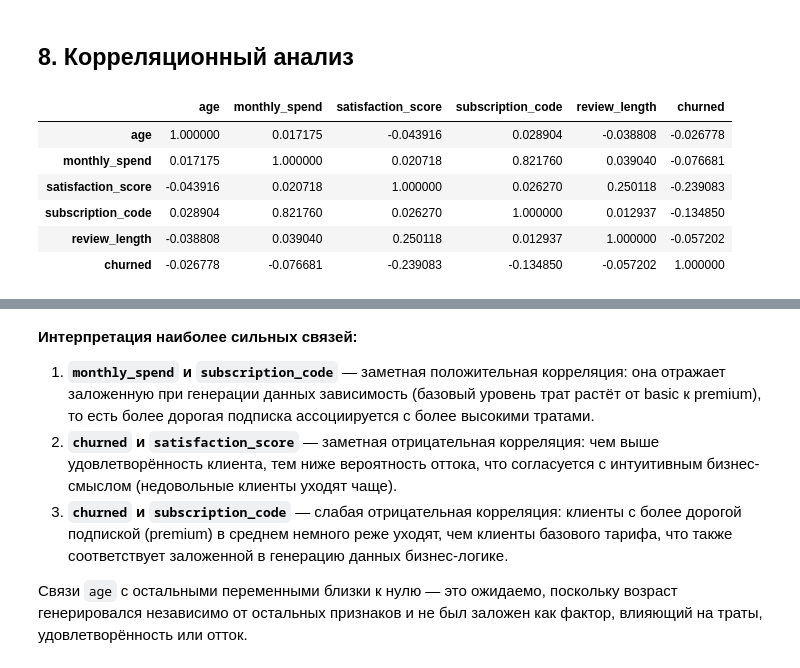
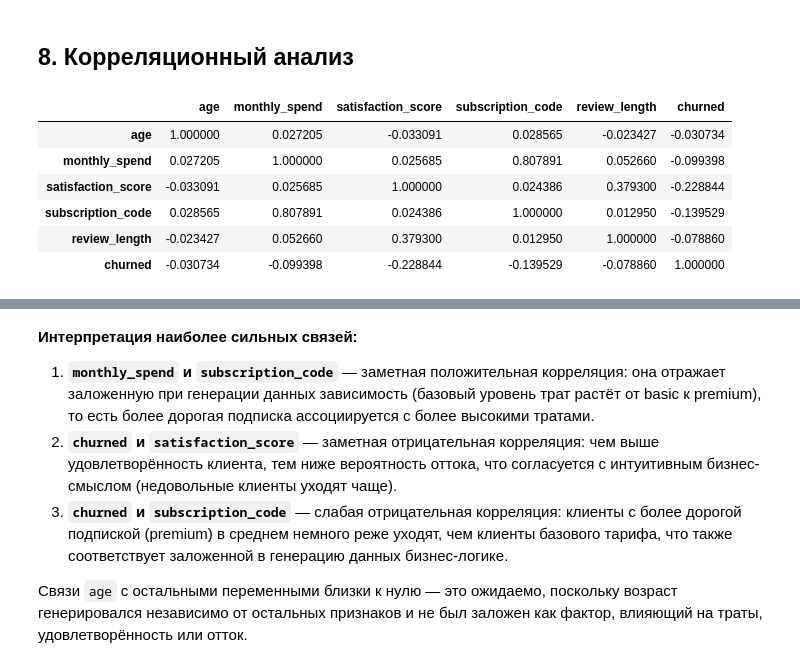
Before and after one commit to LuckyBait/Laba, a Jupyter notebook: laba_data_preprocessing.ipynb, the cells around one changed output, grey strips where cells are left out. Cells and saved outputs as stored; diff of their text form; code cells hidden in the pictures.

```diff
--- a/laba_data_preprocessing.ipynb
+++ b/laba_data_preprocessing.ipynb
@@ -1009,21 +1011,36 @@ plt.show()
 [figure]
 # %% [markdown]
 ## 8. Корреляционный анализ
-# %%
-# Отбираем числовые/числоподобные столбцы, содержательные для корреляционного анализа:
-# subscription_code — числовой ordinal-код подписки (раздел 3.6), корректно отражающий порядок
-# basic<standard<premium, поэтому его, в отличие от one-hot столбцов, уместно включать в corr().
-numeric_cols = ["age", "monthly_spend", "satisfaction_score", "subscription_code", "review_length", "churned"]
-correlation_matrix = customers_df[numeric_cols].corr()
-correlation_matrix
-# %% [output]
-|  | age | monthly_spend | satisfaction_score | subscription_code | review_length | churned |
-| age | 1.000000 | 0.017175 | -0.043916 | 0.028904 | -0.038808 | -0.026778 |
-| monthly_spend | 0.017175 | 1.000000 | 0.020718 | 0.821760 | 0.039040 | -0.076681 |
-| satisfaction_score | -0.043916 | 0.020718 | 1.000000 | 0.026270 | 0.250118 | -0.239083 |
-| subscription_code | 0.028904 | 0.821760 | 0.026270 | 1.000000 | 0.012937 | -0.134850 |
-| review_length | -0.038808 | 0.039040 | 0.250118 | 0.012937 | 1.000000 | -0.057202 |
-| churned | -0.026778 | -0.076681 | -0.239083 | -0.134850 | -0.057202 | 1.000000 |
+# %%
+# Отбираем числовые/числоподобные столбцы, содержательные для корреляционного анализа:
+# subscription_code — числовой ordinal-код подписки (раздел 3.6), корректно отражающий порядок
+# basic<standard<premium, поэтому его, в отличие от one-hot столбцов, уместно включать в корреляции.
+numeric_cols = ["age", "monthly_spend", "satisfaction_score", "subscription_code", "review_length", "churned"]
+
+# Метод корреляции: используем method="spearman" (ранговая корреляция Спирмена), а НЕ метод
+# по умолчанию method="pearson". Причина методологическая, а не стилистическая: Пирсон измеряет
+# силу именно ЛИНЕЙНОЙ связи и предполагает, что переменные непрерывны и примерно нормально
+# распределены — оба условия здесь нарушены. subscription_code и satisfaction_score — ПОРЯДКОВЫЕ
+# признаки: для них гарантирован только монотонный порядок между уровнями (basic<standard<premium,
+# 1<2<3<4<5), а не то, что "расстояние" между соседними уровнями одинаково, как того требует
+# линейная модель Пирсона. monthly_spend и review_length при этом остаются правоскошёнными даже
+# после очистки выбросов в разделе 6. Спирмен же считает корреляцию по РАНГАМ значений, поэтому
+# требует лишь монотонной (не обязательно линейной) связи и устойчив к скошенности распределения —
+# то есть корректен именно для этой смеси порядковых и скошенных количественных признаков.
+# Это согласуется с разделом 10, где по той же причине (Пирсон "корректно измеряет линейную связь
+# только для количественных переменных") для пары категориальных признаков используется вообще
+# не корреляция, а критерий хи-квадрат — здесь остаётся связка "количественные + порядковые"
+# признаки, для которой Спирмен — стандартный выбор.
+correlation_matrix = customers_df[numeric_cols].corr(method="spearman")
+correlation_matrix
+# %% [output]
+|  | age | monthly_spend | satisfaction_score | subscription_code | review_length | churned |
+| age | 1.000000 | 0.027205 | -0.033091 | 0.028565 | -0.023427 | -0.030734 |
+| monthly_spend | 0.027205 | 1.000000 | 0.025685 | 0.807891 | 0.052660 | -0.099398 |
+| satisfaction_score | -0.033091 | 0.025685 | 1.000000 | 0.024386 | 0.379300 | -0.228844 |
+| subscription_code | 0.028565 | 0.807891 | 0.024386 | 1.000000 | 0.012950 | -0.139529 |
+| review_length | -0.023427 | 0.052660 | 0.379300 | 0.012950 | 1.000000 | -0.078860 |
+| churned | -0.030734 | -0.099398 | -0.228844 | -0.139529 | -0.078860 | 1.000000 |
 # %%
 # Тепловая карта корреляций через встроенный в pandas стилизатор background_gradient — выбран
 # именно этот способ (а не отдельный вызов sns.heatmap) для демонстрации, что pandas Styler
```
Also changed, not shown: parts of 2 cells of this notebook.
